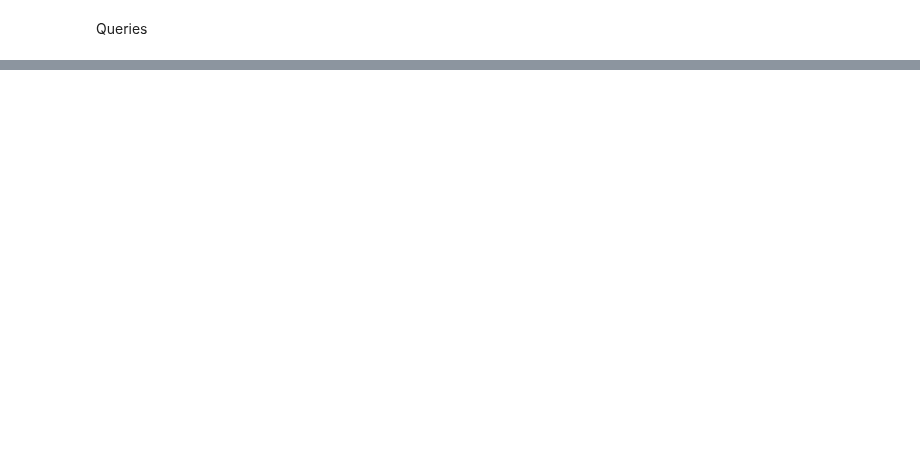
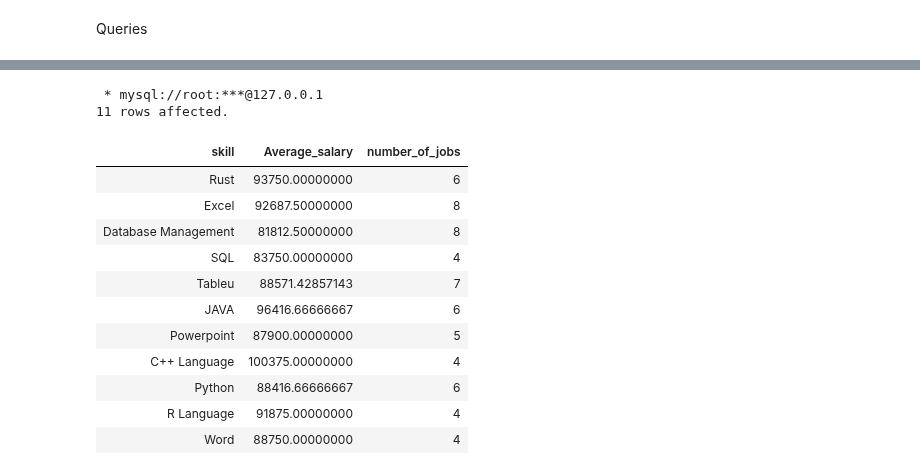
Before and after one commit to JasmineMadi/datajoint-tutorials, a Jupyter notebook: db-course/PythonFinalPro.ipynb, the cells around one changed output, grey strips where cells are left out. Drawn from its saved outputs; the diff is of its cells as text; code cells hidden in the pictures; blank space fills up the shorter version.

```diff
--- a/db-course/PythonFinalPro.ipynb
+++ b/db-course/PythonFinalPro.ipynb
@@ -125,7 +125,7 @@ Total: 10
 # %%
 keys = Manager.fetch("KEY")
 # %%
-for index in range(1, 18):
+for index in range(1, 40):
     skill_list=["SQL","Python","Excel","Word","JAVA","Tableu","R Language","Database Management","Powerpoint","C++ Language","Rust"]
     Skill.insert1(dict(
     skill=fake.random.choices(skill_list)
@@ -336,0 +363,19 @@ Queries
+# %%
+%%sql
+SELECT skill,(avg(minimum_annual_salary)+avg(maximum_annual_salary))/2 as Average_salary,count(*) as number_of_jobs FROM job__skill natural join job
+GROUP by skill
+# %% [output]
+ * mysql://root:***@127.0.0.1
+11 rows affected.
+| skill | Average_salary | number_of_jobs |
+| Rust | 93750.00000000 | 6 |
+| Excel | 92687.50000000 | 8 |
+| Database Management | 81812.50000000 | 8 |
+| SQL | 83750.00000000 | 4 |
+| Tableu | 88571.42857143 | 7 |
+| JAVA | 96416.66666667 | 6 |
+| Powerpoint | 87900.00000000 | 5 |
+| C++ Language | 100375.00000000 | 4 |
+| Python | 88416.66666667 | 6 |
+| R Language | 91875.00000000 | 4 |
+| Word | 88750.00000000 | 4 |
```
Also changed, not shown: parts of 12 cells of this notebook.
